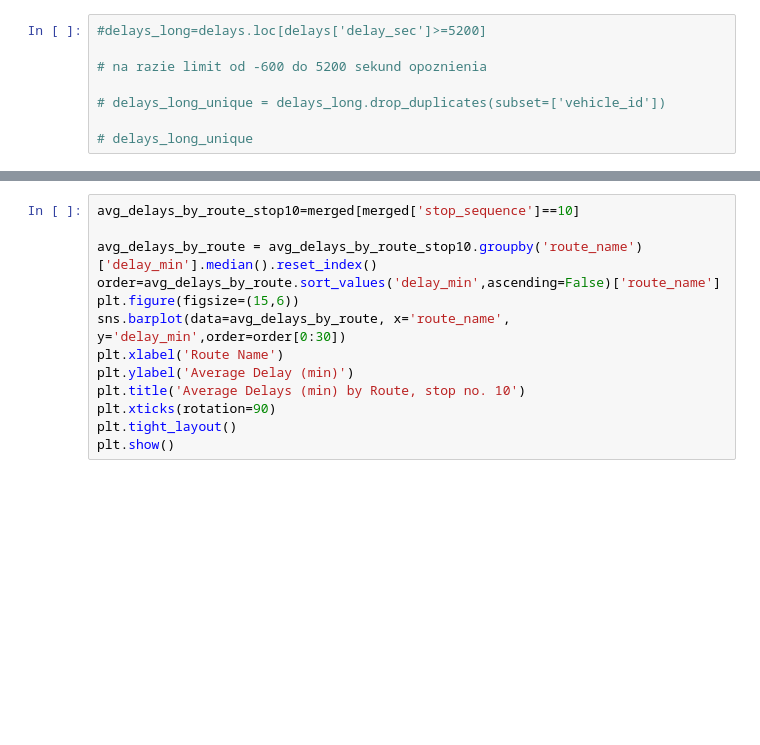
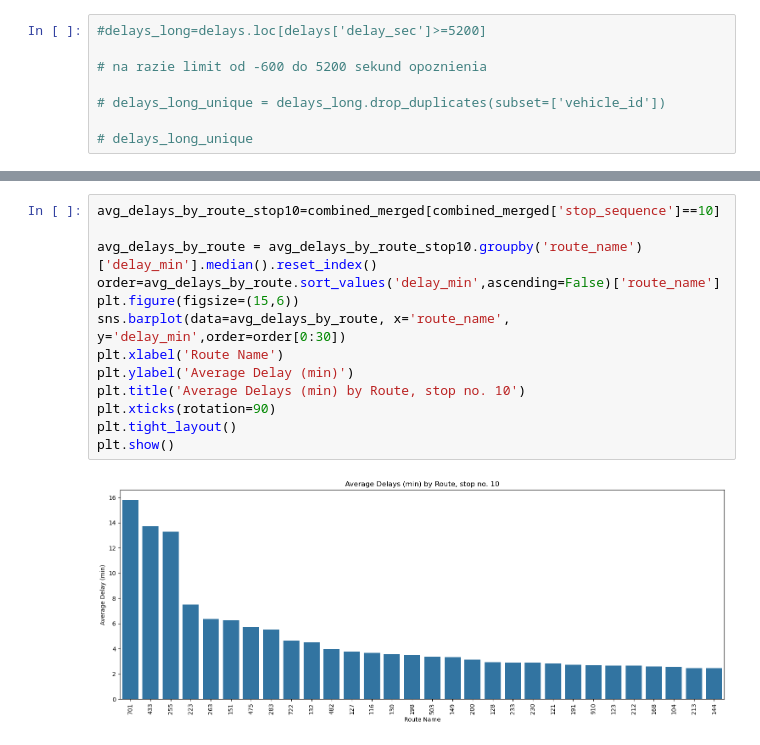
Before and after one commit to chalupka-student/autobusy, a Jupyter notebook: skrypty/testy.ipynb, the cells around one changed output, grey strips where cells are left out. Saved outputs shown, nothing was run; the diff lists cells and outputs as text; blank space fills up the shorter version.

```diff
--- a/skrypty/testy.ipynb
+++ b/skrypty/testy.ipynb
@@ -230,14 +320,16 @@ plt.show()
 # %%
-avg_delays_by_route_stop10=merged[merged['stop_sequence']==10]
+avg_delays_by_route_stop10=combined_merged[combined_merged['stop_sequence']==10]
 
 avg_delays_by_route = avg_delays_by_route_stop10.groupby('route_name')['delay_min'].median().reset_index()
 order=avg_delays_by_route.sort_values('delay_min',ascending=False)['route_name']
 plt.figure(figsize=(15,6))
 sns.barplot(data=avg_delays_by_route, x='route_name', y='delay_min',order=order[0:30])
 plt.xlabel('Route Name')
 plt.ylabel('Average Delay (min)')
 plt.title('Average Delays (min) by Route, stop no. 10')
 plt.xticks(rotation=90)
 plt.tight_layout()
 plt.show()
+# %% [output]
+[figure, added]
 # %%
```
Also changed, not shown: parts of 20 cells of this notebook.
